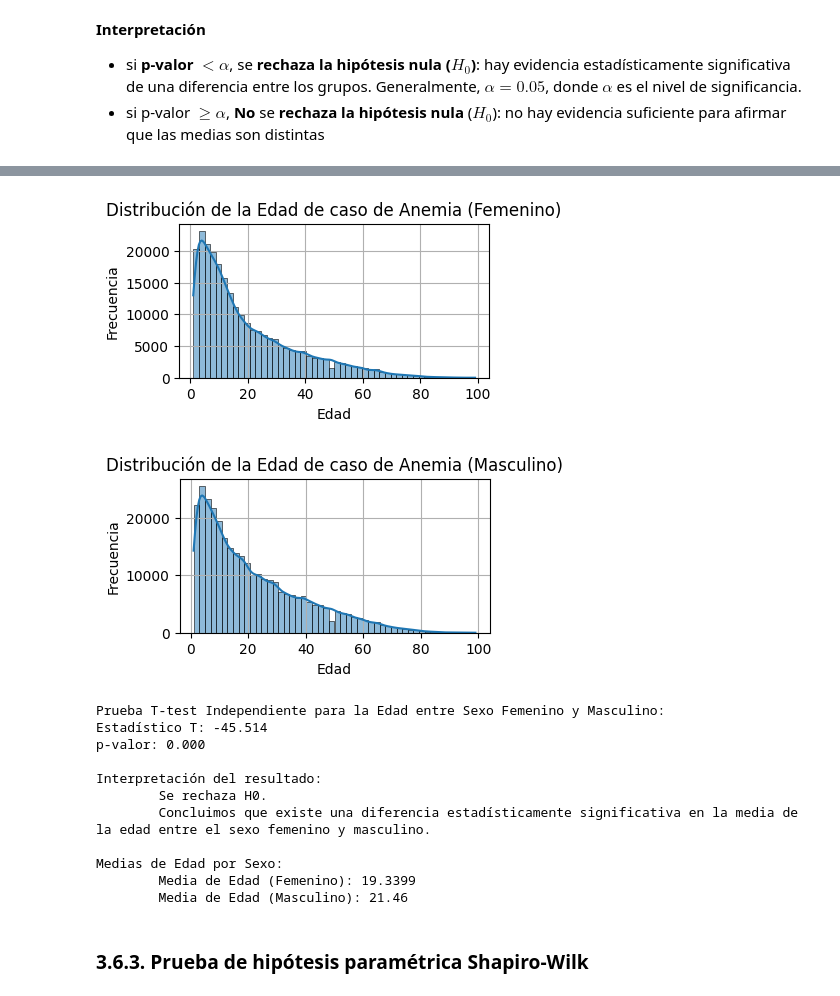
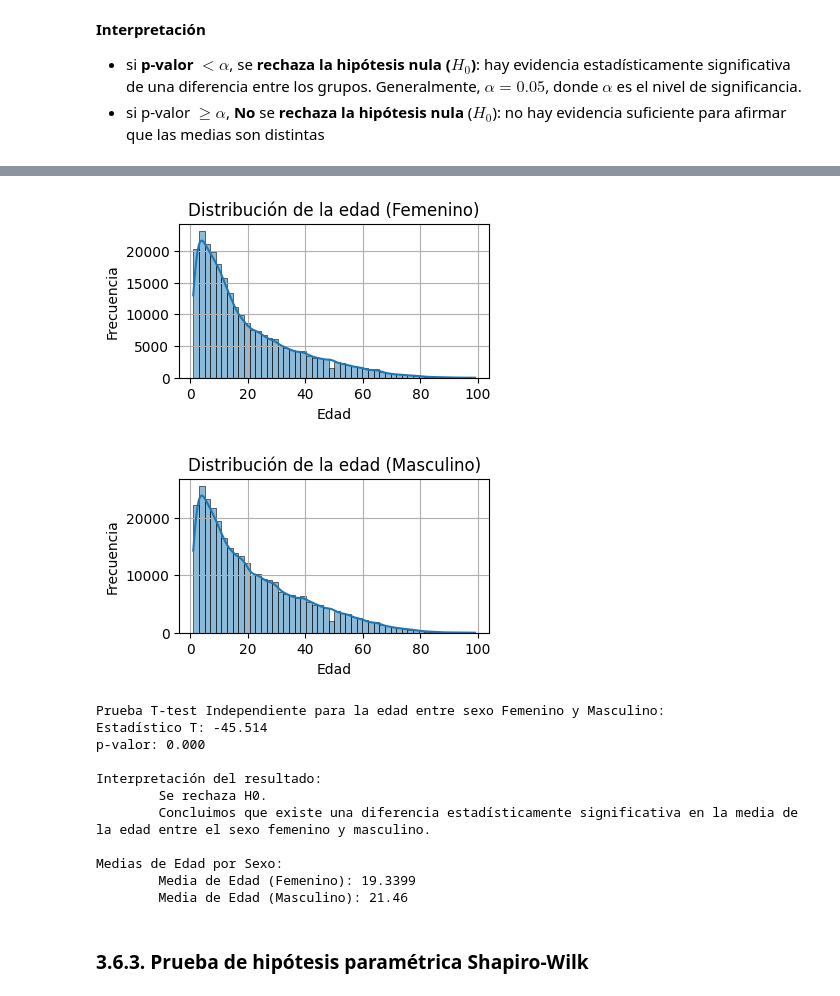
Before and after one commit to vrrp/sachabook_bioestadistica, a Jupyter notebook: _build/jupyter_execute/docs/sesion3_caso_estudio_malaria.ipynb, the cells around one changed output, grey strips where cells are left out. Cells and saved outputs as stored; diff of their text form; code cells hidden in the pictures.

```diff
--- a/_build/jupyter_execute/docs/sesion3_caso_estudio_malaria.ipynb
+++ b/_build/jupyter_execute/docs/sesion3_caso_estudio_malaria.ipynb
@@ -566,34 +566,34 @@ Name: edad, dtype: float64
 # %%
 plt.figure(figsize=(4, 2)) # Establece el tamaño de la figura para el gráfico
 
 sns.histplot(edad_femenino, bins=50, kde=True) # Crea el histograma
 
-plt.title("Distribución de la Edad de caso de Anemia (Femenino)") # Añade un título al gráfico
+plt.title("Distribución de la edad (Femenino)") # Añade un título al gráfico
 plt.xlabel("Edad") # Añade una etiqueta al eje x
 plt.ylabel("Frecuencia") # Añade una etiqueta al eje y
 plt.grid(True) # Añade una cuadrícula al gráfico
 plt.show() # Muestra el gráfico
 # %% [output]
-[figure, old version]
+[figure, new version]
 # %%
 plt.figure(figsize=(4, 2)) # Establece el tamaño de la figura para el gráfico
 
 sns.histplot(edad_masculino, bins=50, kde=True) # Crea el histograma
 
-plt.title("Distribución de la Edad de caso de Anemia (Masculino)") # Añade un título al gráfico
+plt.title("Distribución de la edad (Masculino)") # Añade un título al gráfico
 plt.xlabel("Edad") # Añade una etiqueta al eje x
 plt.ylabel("Frecuencia") # Añade una etiqueta al eje y
 plt.grid(True) # Añade una cuadrícula al gráfico
 plt.show() # Muestra el gráfico
 # %% [output]
-[figure, old version]
+[figure, new version]
 # %%
 # Realizar la prueba T-test independiente
 # equal_var=True asume varianzas iguales (T-test estándar).
 # Si no estamos seguros de la igualdad de varianzas, podemos usar equal_var=False (Welch's T-test).
 t_stat, p_valor_ttest = stats.ttest_ind(edad_femenino, edad_masculino, equal_var=True)
 
-print("Prueba T-test Independiente para la Edad entre Sexo Femenino y Masculino:")
+print("Prueba T-test Independiente para la edad entre sexo Femenino y Masculino:")
 print(f"Estadístico T: {t_stat:.3f}")
 print(f"p-valor: {p_valor_ttest:.3f}\n")
 
@@ -615,7 +615,7 @@ print("\nMedias de Edad por Sexo:")
 print(f"\tMedia de Edad (Femenino): {edad_femenino.mean():.4f}")
 print(f"\tMedia de Edad (Masculino): {edad_masculino.mean():.2f}")
 # %% [output]
-Prueba T-test Independiente para la Edad entre Sexo Femenino y Masculino:
+Prueba T-test Independiente para la edad entre sexo Femenino y Masculino:
 Estadístico T: -45.514
 p-valor: 0.000
 
```
Also changed, not shown: parts of 5 cells of this notebook, 21 other files.
